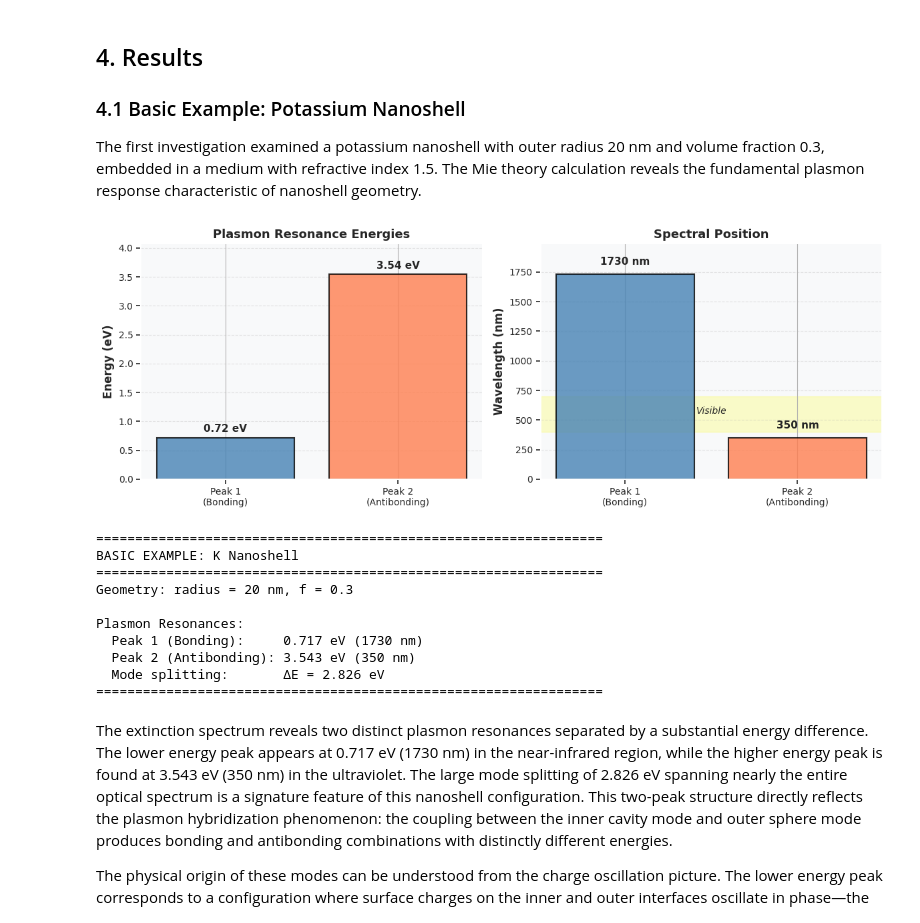
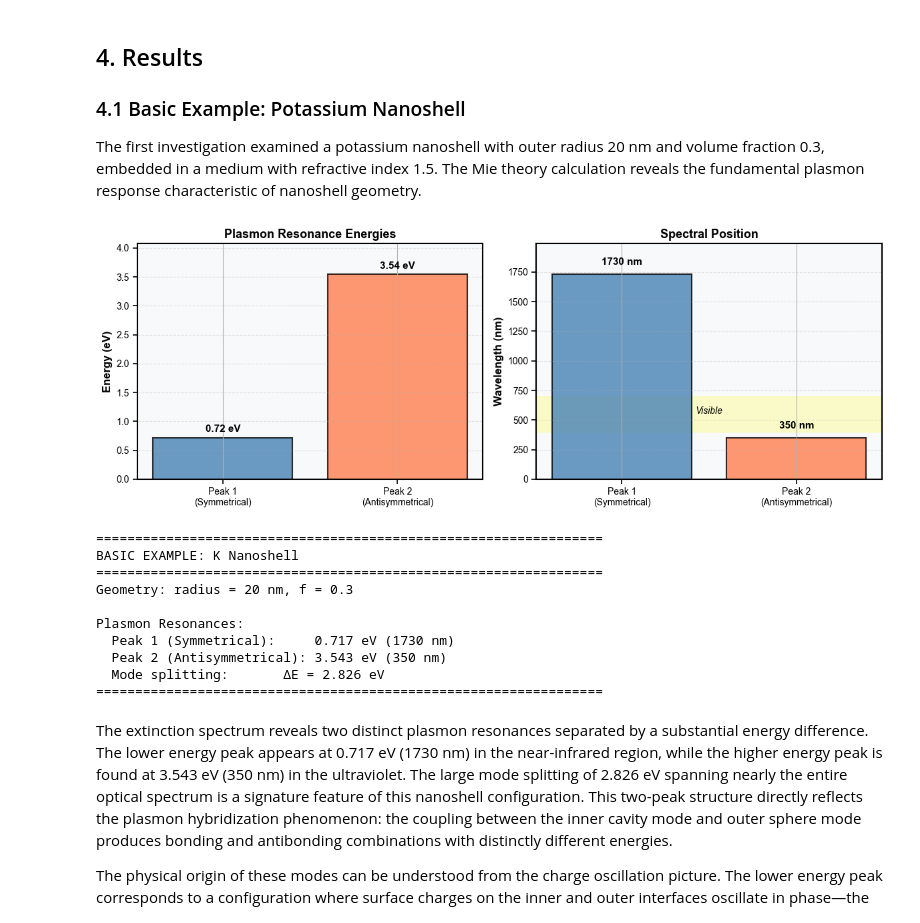
Before and after one commit to FattDuckk/quantum_photonic, a Jupyter notebook: quantum_photonic/plasmon24u (1)/LSP_Final_Report.ipynb, the cells around one changed output. Drawn from its saved outputs; the diff is of its cells as text; code cells hidden in the pictures.

```diff
--- a/quantum_photonic/plasmon24u (1)/LSP_Final_Report.ipynb
+++ b/quantum_photonic/plasmon24u (1)/LSP_Final_Report.ipynb
@@ -107,7 +107,7 @@ splitting_eV = peak2_eV - peak1_eV
 fig, (ax1, ax2) = plt.subplots(1, 2, figsize=(12, 4.5))
 
 # Plot 1: Simple bar chart for energies
-modes = ['Peak 1\n(Bonding)', 'Peak 2\n(Antibonding)']
+modes = ['Peak 1\n(Symmetrical)', 'Peak 2\n(Antisymmetrical)']
 energies = [peak1_eV, peak2_eV]
 colors = ['steelblue', 'coral']
 
@@ -125,44 +125,44 @@ for bar, energy in zip(bars, energies):
 
 # Plot 2: Simple wavelength comparison
 wavelengths = [peak1_nm, peak2_nm]
 bars = ax2.bar(modes, wavelengths, color=colors, alpha=0.8, edgecolor='black', linewidth=1.5)
 ax2.set_ylabel('Wavelength (nm)', fontsize=12)
 ax2.set_title('Spectral Position', fontsize=13, fontweight='bold')
 ax2.set_ylim(0, max(wavelengths) * 1.15)
 ax2.grid(axis='y', alpha=0.3, linestyle='--')
 
 # Add value labels
 for bar, wl in zip(bars, wavelengths):
     height = bar.get_height()
     ax2.text(bar.get_x() + bar.get_width()/2, height + 80,
              f'{wl:.0f} nm', ha='center', fontsize=11, fontweight='bold')
 
 # Add spectral region labels
 ax2.axhspan(400, 700, alpha=0.2, color='yellow', zorder=0)
 ax2.text(0.5, 550, 'Visible', ha='center', fontsize=10, style='italic')
 
 plt.tight_layout()
 plt.show()
 
 print(f"\n{'='*65}")
 print(f"BASIC EXAMPLE: {basic['metal']} Nanoshell")
 print(f"{'='*65}")
 print(f"Geometry: radius = {basic['outer_radius_nm']} nm, f = {basic['volume_fraction']}")
 print(f"\nPlasmon Resonances:")
-print(f"  Peak 1 (Bonding):     {peak1_eV:.3f} eV ({peak1_nm:.0f} nm)")
-print(f"  Peak 2 (Antibonding): {peak2_eV:.3f} eV ({peak2_nm:.0f} nm)")
+print(f"  Peak 1 (Symmetrical):     {peak1_eV:.3f} eV ({peak1_nm:.0f} nm)")
+print(f"  Peak 2 (Antisymmetrical): {peak2_eV:.3f} eV ({peak2_nm:.0f} nm)")
 print(f"  Mode splitting:       ΔE = {splitting_eV:.3f} eV")
 print(f"{'='*65}")
 # %% [output]
-[figure, old version]
+[figure, new version]
 =================================================================
 BASIC EXAMPLE: K Nanoshell
 =================================================================
 Geometry: radius = 20 nm, f = 0.3
 
 Plasmon Resonances:
-  Peak 1 (Bonding):     0.717 eV (1730 nm)
-  Peak 2 (Antibonding): 3.543 eV (350 nm)
+  Peak 1 (Symmetrical):     0.717 eV (1730 nm)
+  Peak 2 (Antisymmetrical): 3.543 eV (350 nm)
   Mode splitting:       ΔE = 2.826 eV
 =================================================================
 # %% [markdown]
```
Also changed, not shown: parts of 2 cells of this notebook.
